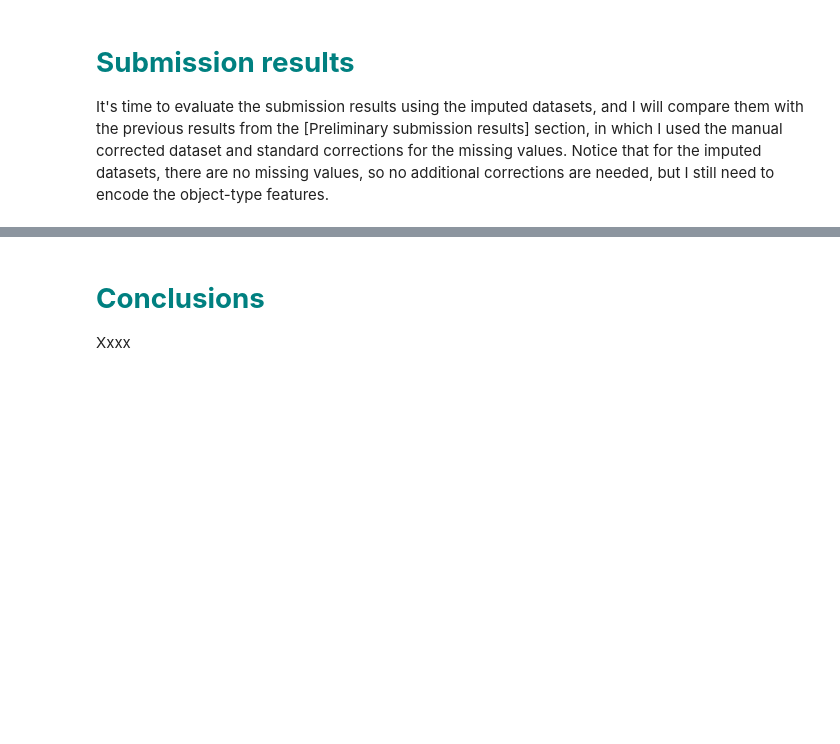
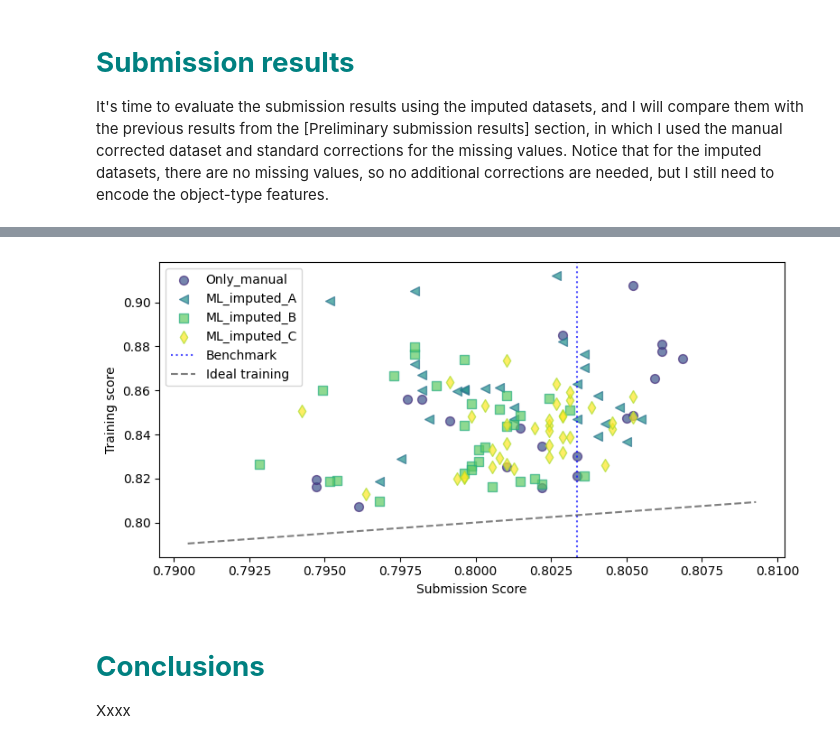
Before and after one commit to Fertmeneses/titanic-spaceship-kaggle, a Jupyter notebook: 03_spaceship-titanic-data-imputation.ipynb, the cells around one changed output, grey strips where cells are left out. Saved outputs shown, nothing was run; the diff lists cells and outputs as text; code cells hidden in the pictures; blank space fills up the shorter version.

```diff
--- a/03_spaceship-titanic-data-imputation.ipynb
+++ b/03_spaceship-titanic-data-imputation.ipynb
@@ -1714,12 +1714,20 @@ def compare_submission_scores(results,benchmark=None,figsize=(8,4)):
     ax.legend(ncol=1,loc='upper left')
     fig.tight_layout()
 # %%
+# Load data:
+df_results_A = pd.read_csv('kaggle/Training_results/03_Data_imputation_submissions_imputed_data_A.csv')
+df_results_B = pd.read_csv('kaggle/Training_results/03_Data_imputation_submissions_imputed_data_B.csv')
+df_results_C = pd.read_csv('kaggle/Training_results/03_Data_imputation_submissions_imputed_data_C.csv')
+# Prepare results and compare them:
 results = {
     'Only_manual': df_results_manual,
     'ML_imputed_A': df_results_A,
     'ML_imputed_B': df_results_B,
+    'ML_imputed_C': df_results_C,
 }
 compare_submission_scores(results,benchmark=benchmark)
+# %% [output]
+[figure, added]
 # %% [markdown]
 <a id="Conclusions"></a>
 # <span style="color:teal;font-weight:bold;">Conclusions</span>
```
Also changed, not shown: parts of 7 cells of this notebook, 2 other files.
